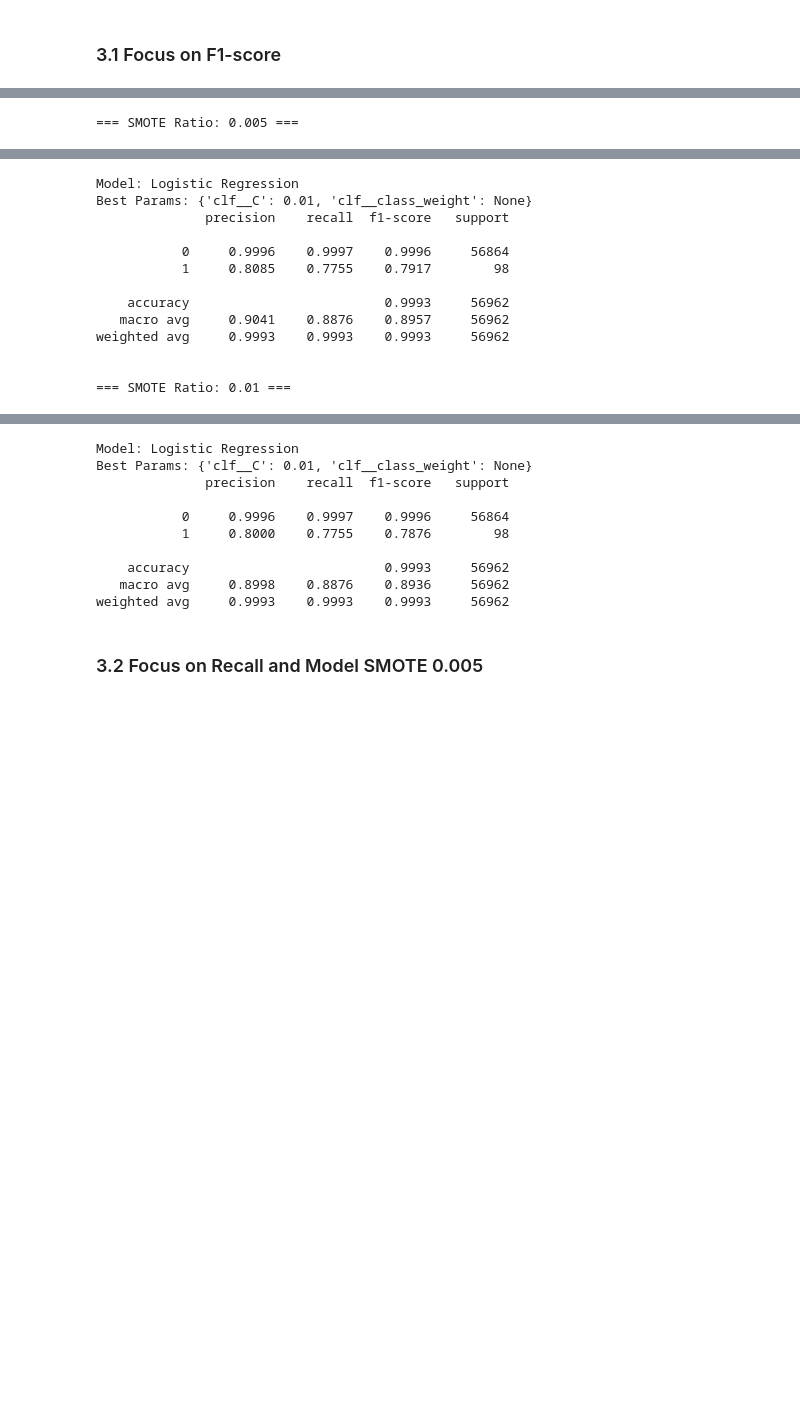
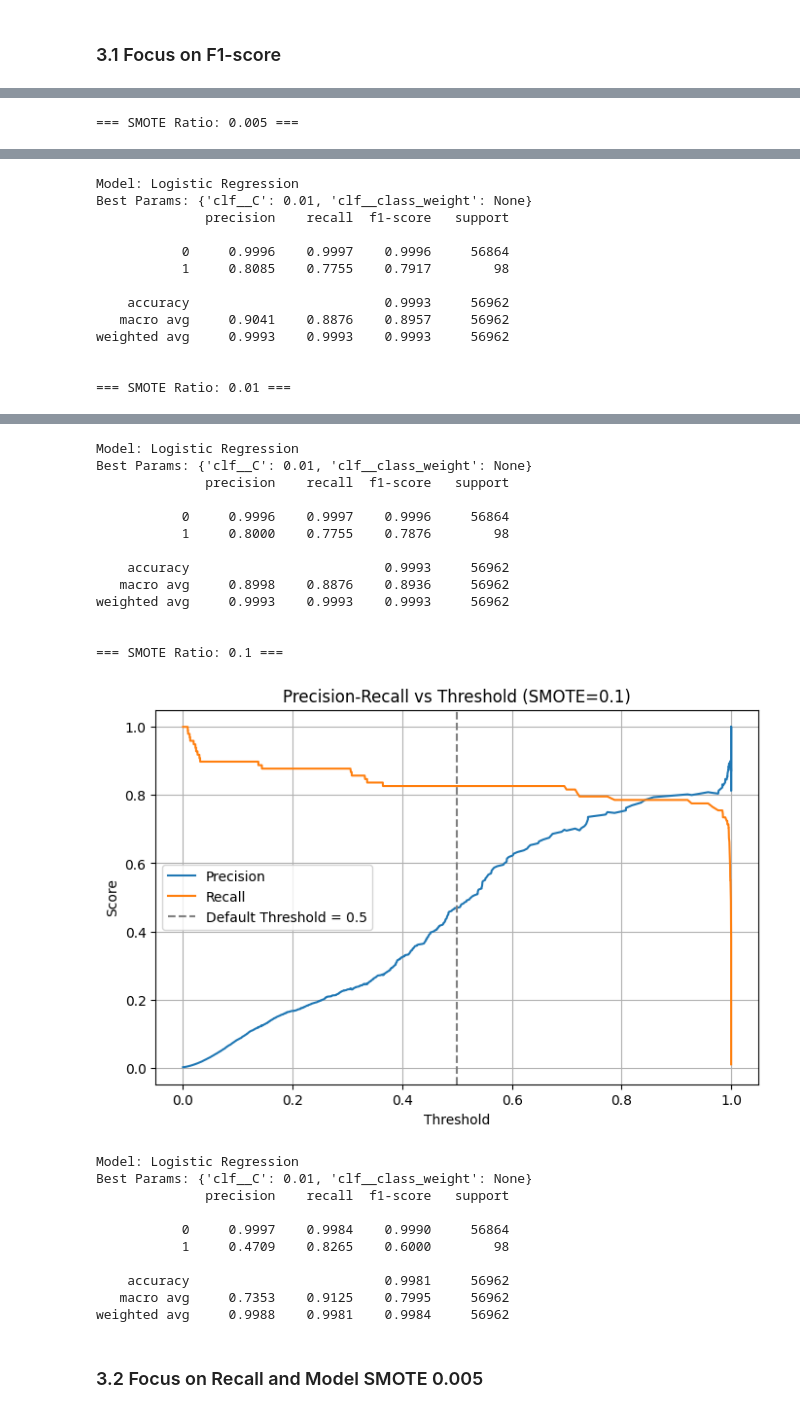
Before and after one commit to Pondza555/Credit_Fraud_Detection, a Jupyter notebook: Credit_Fraud_Detection_Final.ipynb, the cells around one changed output, grey strips where cells are left out. Saved outputs shown, nothing was run; the diff lists cells and outputs as text; code cells hidden in the pictures; blank space fills up the shorter version.

```diff
--- a/Credit_Fraud_Detection_Final.ipynb
+++ b/Credit_Fraud_Detection_Final.ipynb
@@ -157,7 +157,7 @@ from sklearn.metrics import classification_report, precision_recall_curve
 from imblearn.over_sampling import SMOTE
 from imblearn.pipeline import Pipeline
 
-sampling_ratios = [0.005, 0.0075, 0.01]
+sampling_ratios = [0.005, 0.0075, 0.01, 0.1]
 
 param_grids = {
     "Logistic Regression": {
@@ -223,33 +223,47 @@ Best Params: {'clf__C': 0.01, 'clf__class_weight': None}
    macro avg     0.9275    0.8621    0.8921     56962
 weighted avg     0.9993    0.9993    0.9993     56962
 
 
 === SMOTE Ratio: 0.0075 ===
 [figure]
 Model: Logistic Regression
 Best Params: {'clf__C': 0.01, 'clf__class_weight': None}
               precision    recall  f1-score   support
 
            0     0.9996    0.9997    0.9996     56864
            1     0.8085    0.7755    0.7917        98
 
     accuracy                         0.9993     56962
    macro avg     0.9041    0.8876    0.8957     56962
 weighted avg     0.9993    0.9993    0.9993     56962
 
 
 === SMOTE Ratio: 0.01 ===
 [figure]
 Model: Logistic Regression
 Best Params: {'clf__C': 0.01, 'clf__class_weight': None}
               precision    recall  f1-score   support
 
            0     0.9996    0.9997    0.9996     56864
            1     0.8000    0.7755    0.7876        98
 
     accuracy                         0.9993     56962
    macro avg     0.8998    0.8876    0.8936     56962
 weighted avg     0.9993    0.9993    0.9993     56962
+
+
+=== SMOTE Ratio: 0.1 ===
+[figure, added]
+Model: Logistic Regression
+Best Params: {'clf__C': 0.01, 'clf__class_weight': None}
+              precision    recall  f1-score   support
+
+           0     0.9997    0.9984    0.9990     56864
+           1     0.4709    0.8265    0.6000        98
+
+    accuracy                         0.9981     56962
+   macro avg     0.7353    0.9125    0.7995     56962
+weighted avg     0.9988    0.9981    0.9984     56962
 # %% [markdown]
 ### 3.2 Focus on Recall and Model SMOTE 0.005
 # %% [markdown]
```
Also changed, not shown: parts of 2 cells of this notebook.
